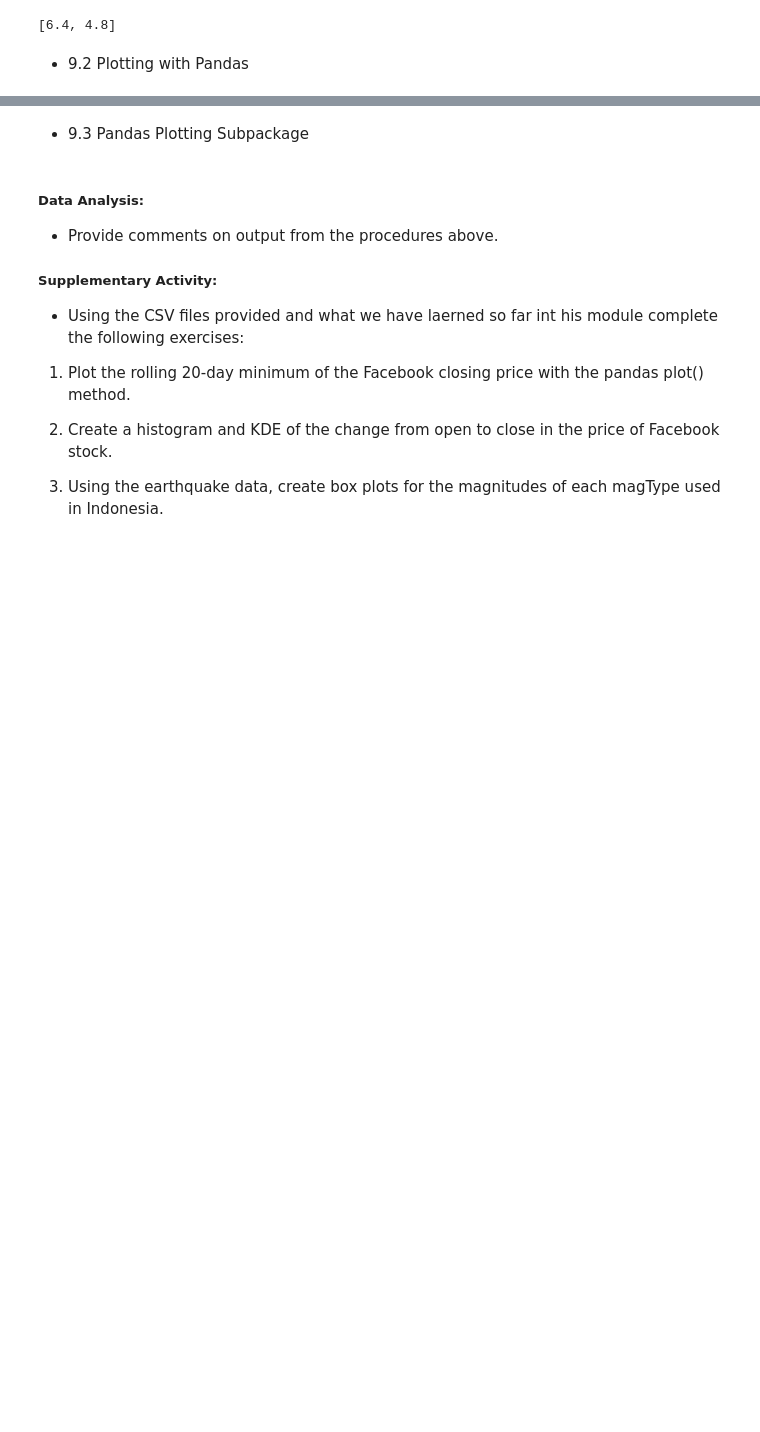
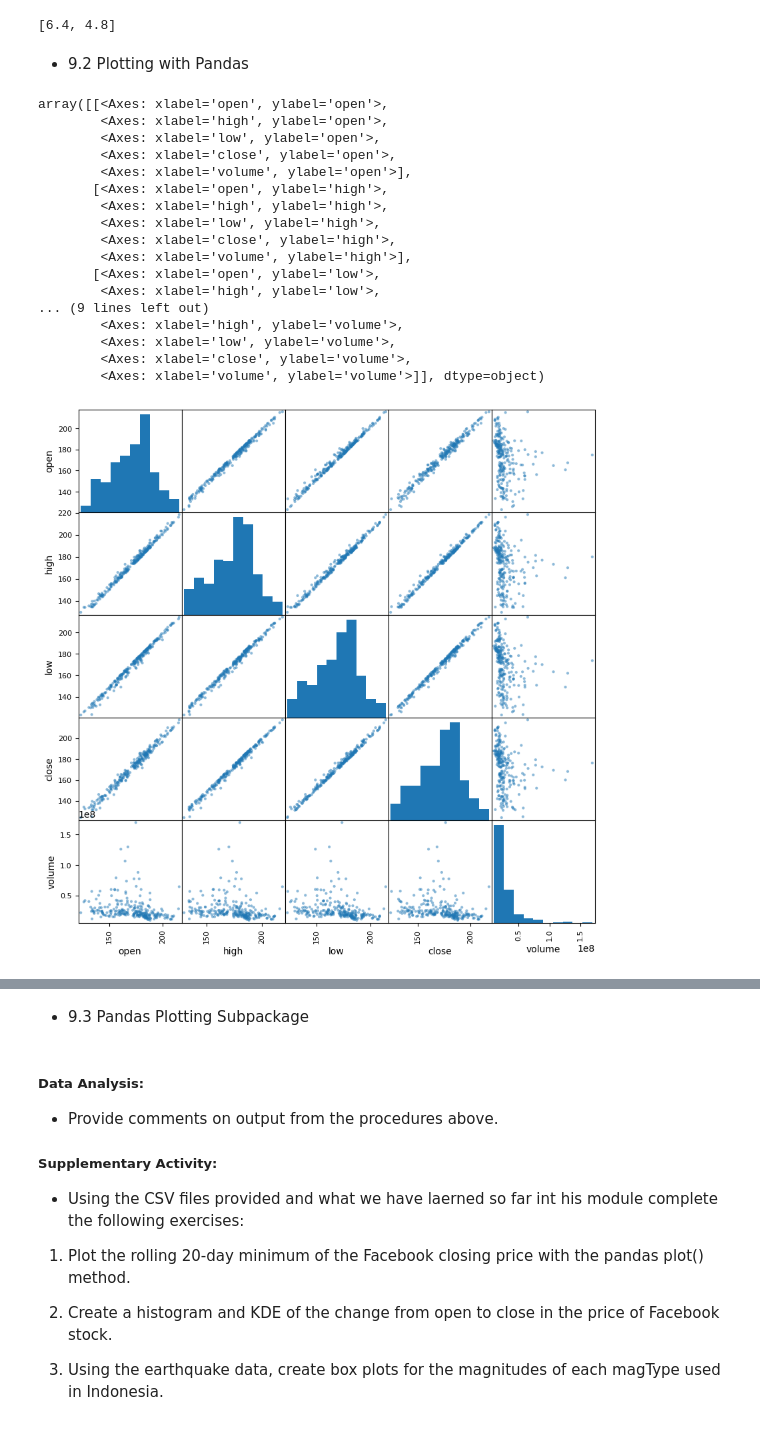
Before and after one commit to qlg-bermudez/CPE-311-Computational-Thinking-with-Python, a Jupyter notebook: CPE311_HOA9.1_BermudezLorenzo.ipynb, the cells around one changed output, grey strips where cells are left out. Cells and saved outputs as stored; diff of their text form; code cells hidden in the pictures; blank space fills up the shorter version.

```diff
--- a/CPE311_HOA9.1_BermudezLorenzo.ipynb
+++ b/CPE311_HOA9.1_BermudezLorenzo.ipynb
@@ -144,3 +144,33 @@ plt.rc('figure', figsize=(20, 20)) # change figsize default to (20, 20)
 plt.rcdefaults() # reset the default
 # %% [markdown]
 - 9.2 Plotting with Pandas <br>
+# %%
+%matplotlib inline
+import matplotlib.pyplot as plt
+import numpy as np
+import pandas as pd
+fb = pd.read_csv(
+'fb_stock_prices_2018.csv', index_col='date', parse_dates=True
+)
+# %%
+from pandas.plotting import scatter_matrix
+scatter_matrix(fb, figsize=(10, 10))
+# %% [output]
+array([[<Axes: xlabel='open', ylabel='open'>,
+        <Axes: xlabel='high', ylabel='open'>,
+        <Axes: xlabel='low', ylabel='open'>,
+        <Axes: xlabel='close', ylabel='open'>,
+        <Axes: xlabel='volume', ylabel='open'>],
+       [<Axes: xlabel='open', ylabel='high'>,
+        <Axes: xlabel='high', ylabel='high'>,
+        <Axes: xlabel='low', ylabel='high'>,
+        <Axes: xlabel='close', ylabel='high'>,
+        <Axes: xlabel='volume', ylabel='high'>],
+       [<Axes: xlabel='open', ylabel='low'>,
+        <Axes: xlabel='high', ylabel='low'>,
+... (9 lines left out)
+        <Axes: xlabel='high', ylabel='volume'>,
+        <Axes: xlabel='low', ylabel='volume'>,
+        <Axes: xlabel='close', ylabel='volume'>,
+        <Axes: xlabel='volume', ylabel='volume'>]], dtype=object)
+[figure, added]
```
Also changed, not shown: parts of 8 cells of this notebook.
